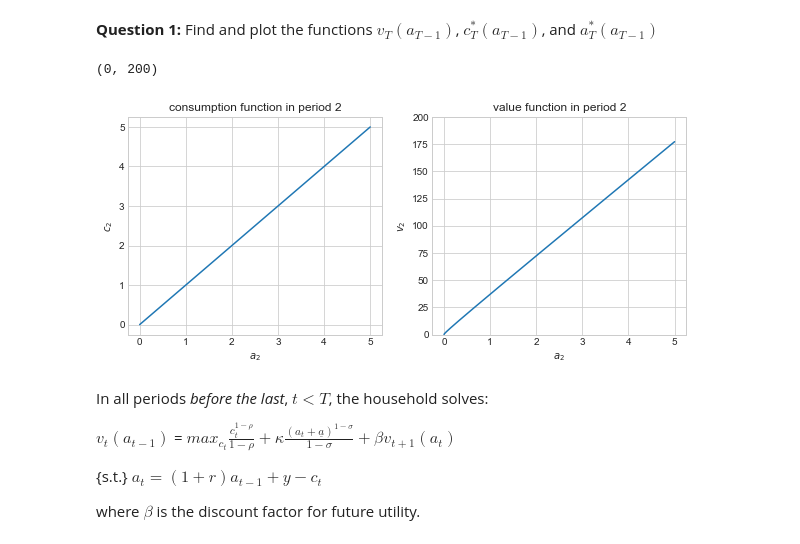
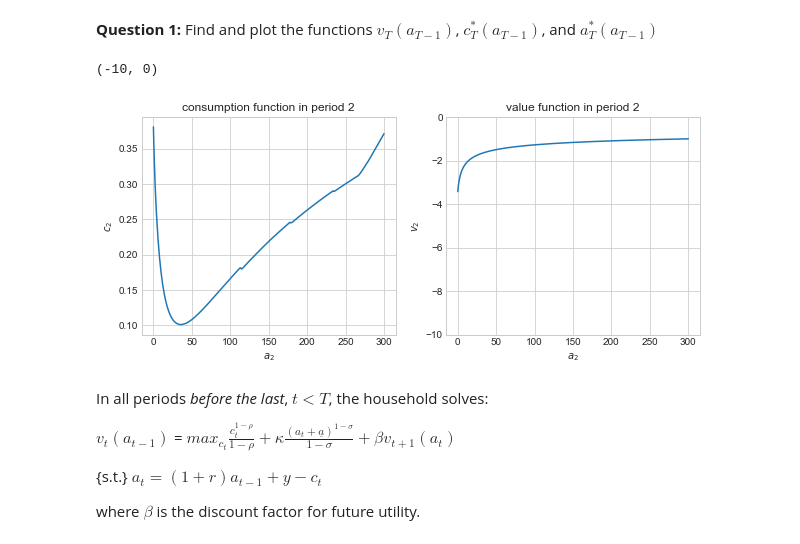
Before and after one commit to NumEconCopenhagen/projects-2020-zjr-hrv, a Jupyter notebook: reexam project/reexamproject.ipynb, the cells around one changed output. Cells and saved outputs as stored; diff of their text form; code cells hidden in the pictures.

```diff
--- a/reexam project/reexamproject.ipynb
+++ b/reexam project/reexamproject.ipynb
@@ -379,0 +381,5 @@ def v1(c1,a_lag_vec, a_ubar1,rho,beta,r,y,v2_interp):
+# %%
+v_grid =  [None]*(T+1)
+c_grid = [None]*(T+1)
+a_grid = [None]*(T+1)
+v_interp_list =  [None]*(T+1)
@@ -379,0 +388,2 @@ def v1(c1,a_lag_vec, a_ubar1,rho,beta,r,y,v2_interp):
+# %%
+v_interp_list[T] = interpolate.RegularGridInterpolator([a_lag_vec],v_grid[T], bounds_error=False)
@@ -380,46 +408,31 @@ def v1(c1,a_lag_vec, a_ubar1,rho,beta,r,y,v2_interp):
+# %%
+for i in range(T):
+
+    t = T-i-1
+    v_gridt,c_gridt,a_gridt = solve_period_t(rho,kappa,a_ubar,sigma,y,t)
+    v_grid[t] = v_gridt
+    c_grid[t] = c_gridt
+    a_grid[t] = a_gridt
+    v_interp_list[t] = interpolate.RegularGridInterpolator([a_lag_vec],v_grid[t], bounds_error=False, fill_value=None)
+# %%
+s_0 = (r*a_lag_vec + y - c_grid[0])/(y+r*a_lag_vec)
 # %%
-def solve_period_2(rho,kappa,sigma,beta):
 
-    # a. grids
-    a2_vec = np.linspace(1e-8,5,500)
-    v2_vec = np.empty(500)
-    c2_vec = np.empty(500)
-
-    # b. solve for each m2 in grid
-    for i,a2 in enumerate(a2_vec):
-
-        # i. objective
-        obj = lambda x: -v2(x[0],a2,rho,kappa,sigma,beta)
-
-        # ii. initial value (consume half)
-        x0 = a2/2
-
-        # iii. optimizer
-        result = optimize.minimize(obj,[x0],method='L-BFGS-B',bounds=((1e-8,a2),))
-
-        # iv. save
-        v2_vec[i] = -result.fun
-        c2_vec[i] = result.x
-
-    return a2_vec,v2_vec,c2_vec
-
-# solve
-a2_vec,v2_vec,c2_vec = solve_period_2(rho,kappa,sigma,beta)
 
 # illustration
 fig = plt.figure(figsize=(10,4))
 ax = fig.add_subplot(1,2,1)
-ax.plot(a2_vec,c2_vec)
+ax.plot(a_lag_vec,s_0)
 ax.set_xlabel('$a_2$')
 ax.set_ylabel('$c_2$')
 ax.set_title('consumption function in period 2')
 
 ax = fig.add_subplot(1,2,2)
-ax.plot(a2_vec,v2_vec)
+ax.plot(a_lag_vec,vT_grid)
 ax.set_xlabel('$a_2$')
 ax.set_ylabel('$v_2$')
 ax.set_title('value function in period 2')
-ax.set_ylim([0,200])
+ax.set_ylim([-10,0])
 # %% [output]
-(0, 200)
+(-10, 0)
-[figure, old version]
+[figure, new version]
```
Also changed, not shown: parts of 22 cells of this notebook.
